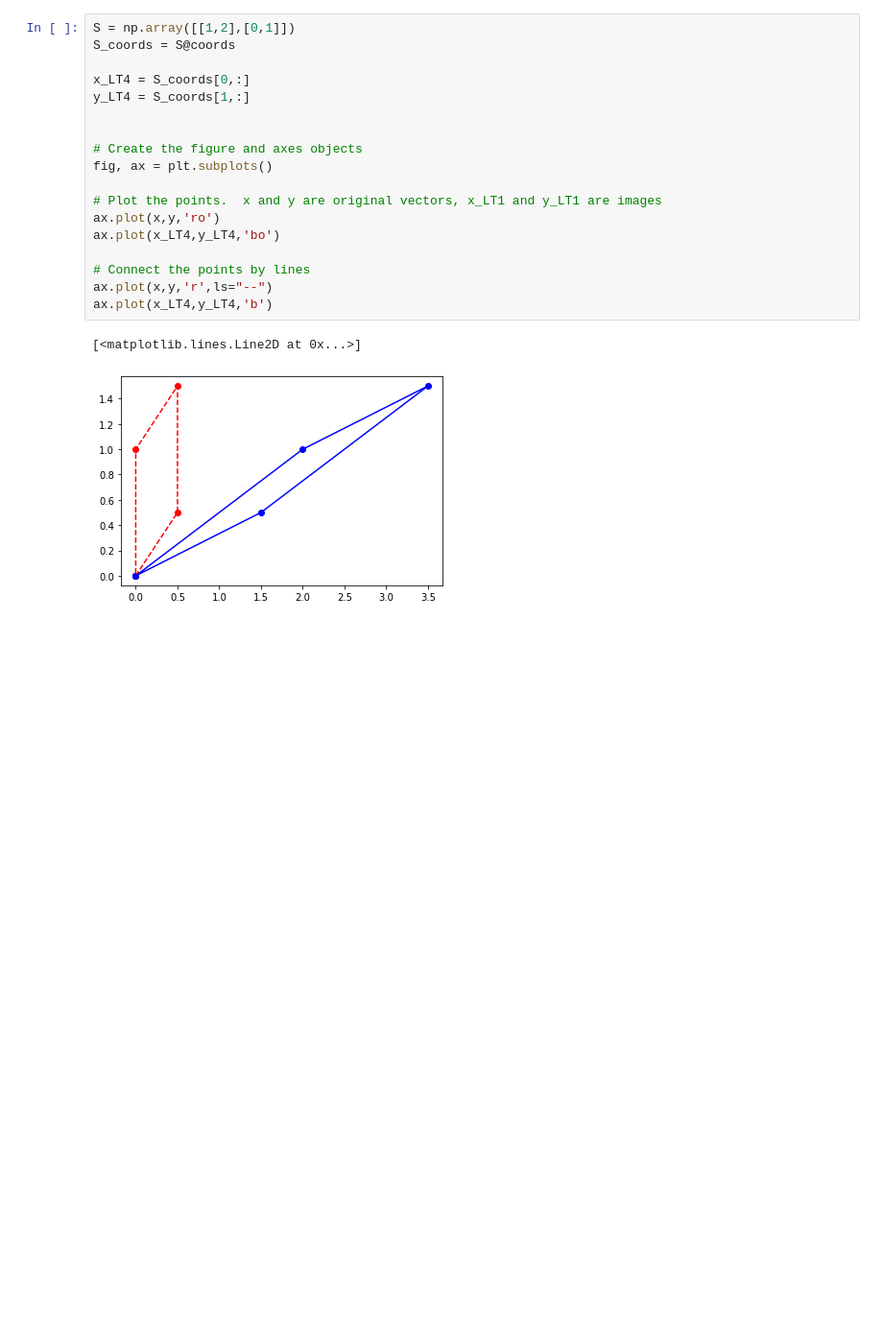
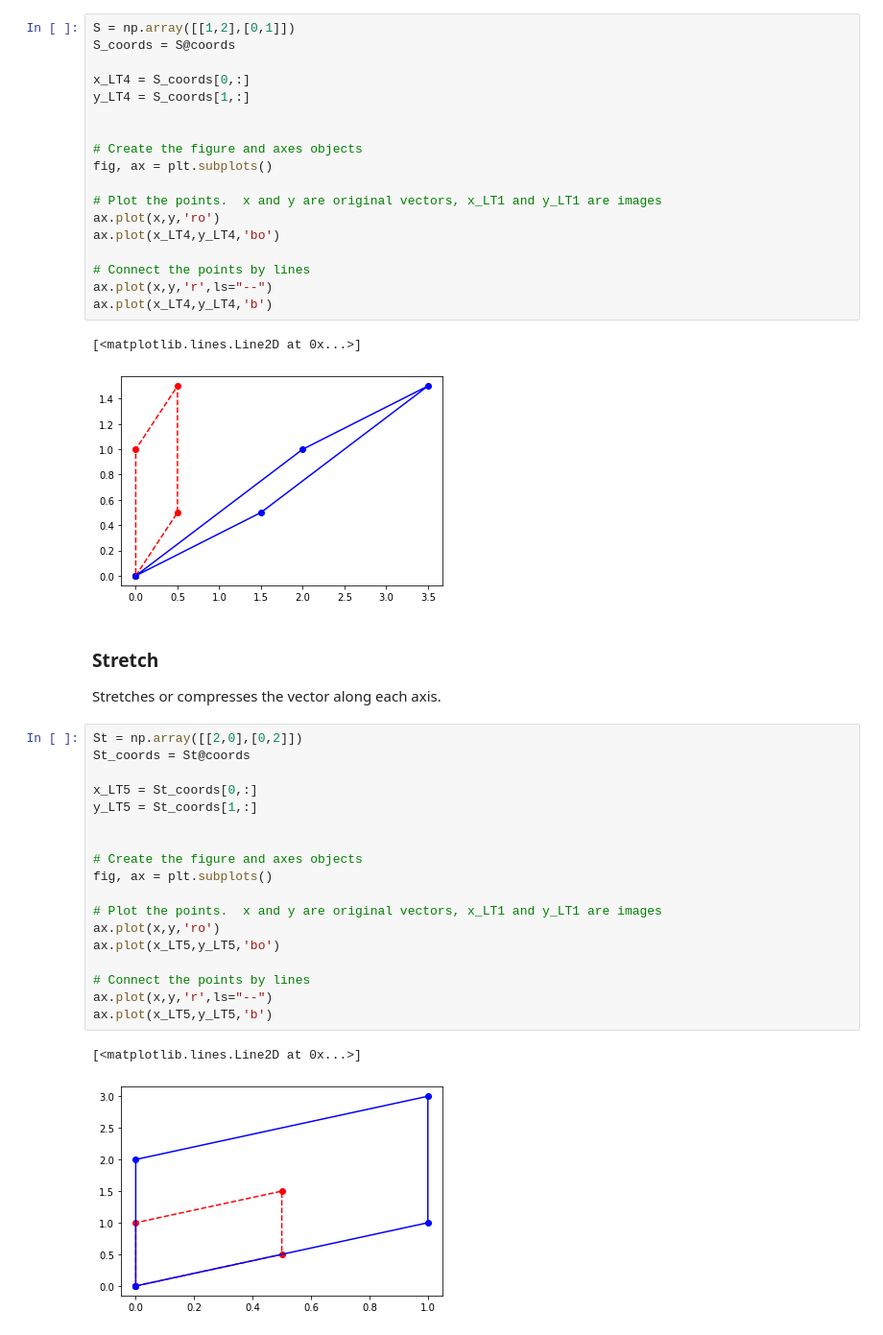
Before and after one commit to FeyzaDc/Lineer-Transformation-Labs, a Jupyter notebook: definiton.ipynb, the cells around one changed output. Shown at 96% size. Saved outputs shown, nothing was run; the diff lists cells and outputs as text; blank space fills up the shorter version.

```diff
--- a/definiton.ipynb
+++ b/definiton.ipynb
@@ -108,3 +148,28 @@ ax.plot(x_LT4,y_LT4,'b')
 # %% [output]
 [<matplotlib.lines.Line2D at 0x...>]
 [figure]
+# %% [markdown]
+### Stretch
+
+Stretches or compresses the vector along each axis.
+# %%
+St = np.array([[2,0],[0,2]])
+St_coords = St@coords
+
+x_LT5 = St_coords[0,:]
+y_LT5 = St_coords[1,:]
+
+
+# Create the figure and axes objects
+fig, ax = plt.subplots()
+
+# Plot the points.  x and y are original vectors, x_LT1 and y_LT1 are images
+ax.plot(x,y,'ro')
+ax.plot(x_LT5,y_LT5,'bo')
+
+# Connect the points by lines
+ax.plot(x,y,'r',ls="--")
+ax.plot(x_LT5,y_LT5,'b')
+# %% [output]
+[<matplotlib.lines.Line2D at 0x...>]
+[figure, added]
```
Also changed, not shown: parts of 3 cells of this notebook.
